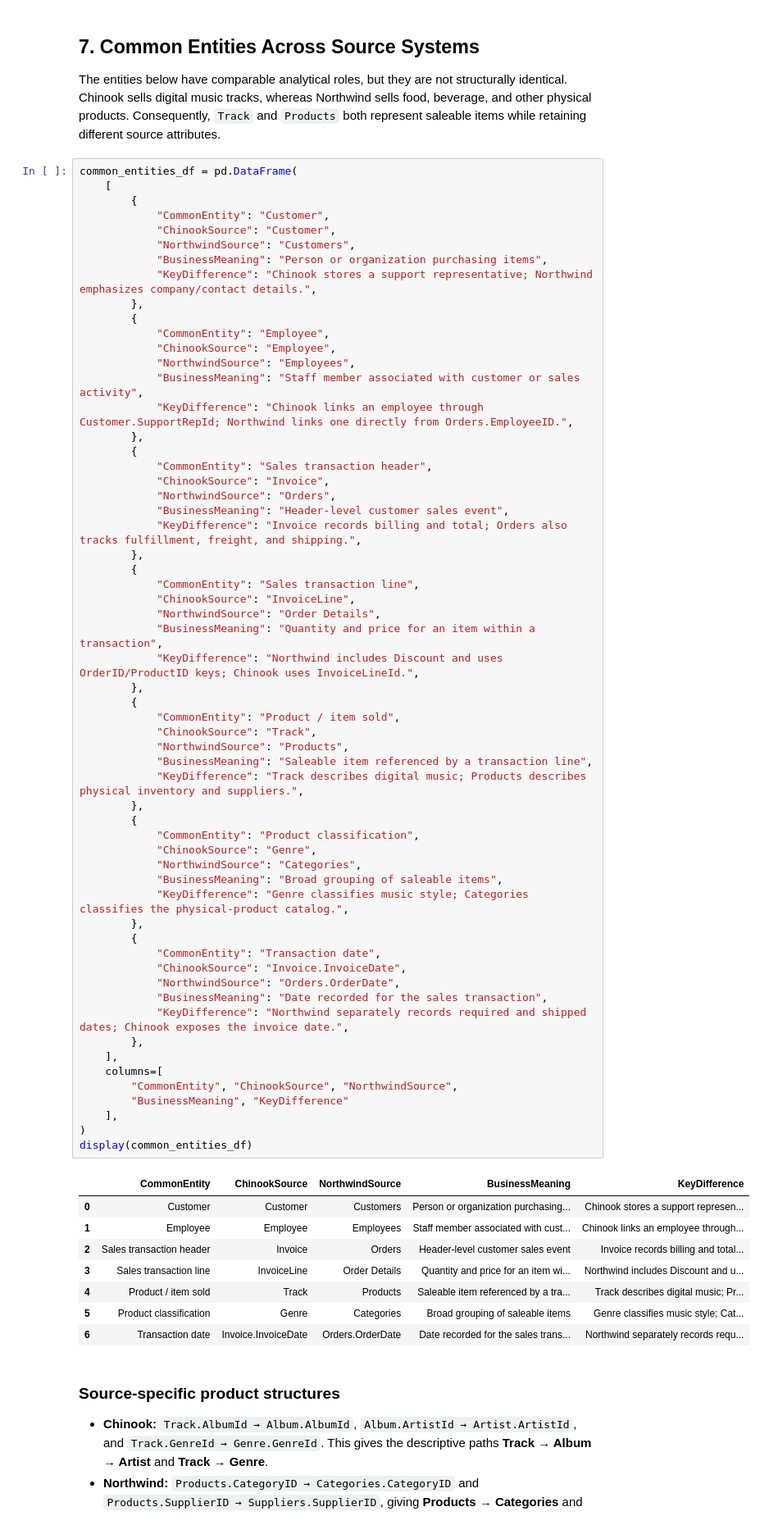
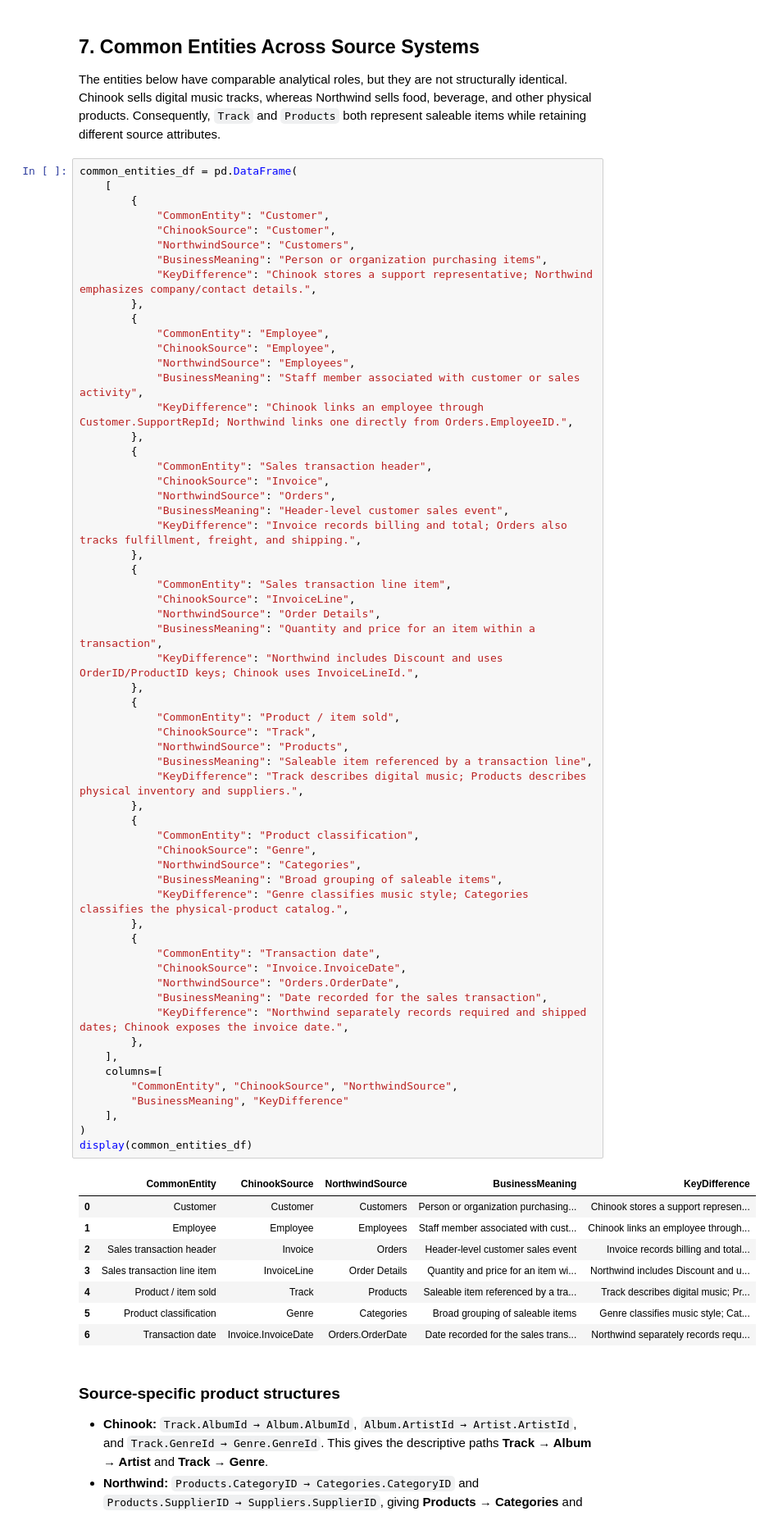
Before and after one commit to sorravit-te/Data-Warehouse-DSI310, a Jupyter notebook: notebooks/dsi310_northwind_chinook_eda_v1_0.ipynb, the cells around one changed output. Shown at 82% size. Drawn from its saved outputs; the diff is of its cells as text.

```diff
--- a/notebooks/dsi310_northwind_chinook_eda_v1_0.ipynb
+++ b/notebooks/dsi310_northwind_chinook_eda_v1_0.ipynb
@@ -496,7 +498,7 @@ common_entities_df = pd.DataFrame(
             "KeyDifference": "Invoice records billing and total; Orders also tracks fulfillment, freight, and shipping.",
         },
         {
-            "CommonEntity": "Sales transaction line",
+            "CommonEntity": "Sales transaction line item",
             "ChinookSource": "InvoiceLine",
             "NorthwindSource": "Order Details",
             "BusinessMeaning": "Quantity and price for an item within a transaction",
@@ -508,34 +510,34 @@ common_entities_df = pd.DataFrame(
             "NorthwindSource": "Products",
             "BusinessMeaning": "Saleable item referenced by a transaction line",
             "KeyDifference": "Track describes digital music; Products describes physical inventory and suppliers.",
         },
         {
             "CommonEntity": "Product classification",
             "ChinookSource": "Genre",
             "NorthwindSource": "Categories",
             "BusinessMeaning": "Broad grouping of saleable items",
             "KeyDifference": "Genre classifies music style; Categories classifies the physical-product catalog.",
         },
         {
             "CommonEntity": "Transaction date",
             "ChinookSource": "Invoice.InvoiceDate",
             "NorthwindSource": "Orders.OrderDate",
             "BusinessMeaning": "Date recorded for the sales transaction",
             "KeyDifference": "Northwind separately records required and shipped dates; Chinook exposes the invoice date.",
         },
     ],
     columns=[
         "CommonEntity", "ChinookSource", "NorthwindSource",
         "BusinessMeaning", "KeyDifference"
     ],
 )
 display(common_entities_df)
 # %% [output]
 |  | CommonEntity | ChinookSource | NorthwindSource | BusinessMeaning | KeyDifference |
 | 0 | Customer | Customer | Customers | Person or organization purchasing... | Chinook stores a support represen... |
 | 1 | Employee | Employee | Employees | Staff member associated with cust... | Chinook links an employee through... |
 | 2 | Sales transaction header | Invoice | Orders | Header-level customer sales event | Invoice records billing and total... |
-| 3 | Sales transaction line | InvoiceLine | Order Details | Quantity and price for an item wi... | Northwind includes Discount and u... |
+| 3 | Sales transaction line item | InvoiceLine | Order Details | Quantity and price for an item wi... | Northwind includes Discount and u... |
 | 4 | Product / item sold | Track | Products | Saleable item referenced by a tra... | Track describes digital music; Pr... |
 | 5 | Product classification | Genre | Categories | Broad grouping of saleable items | Genre classifies music style; Cat... |
 | 6 | Transaction date | Invoice.InvoiceDate | Orders.OrderDate | Date recorded for the sales trans... | Northwind separately records requ... |
```
Also changed, not shown: parts of 2 cells of this notebook, 4 other files.
